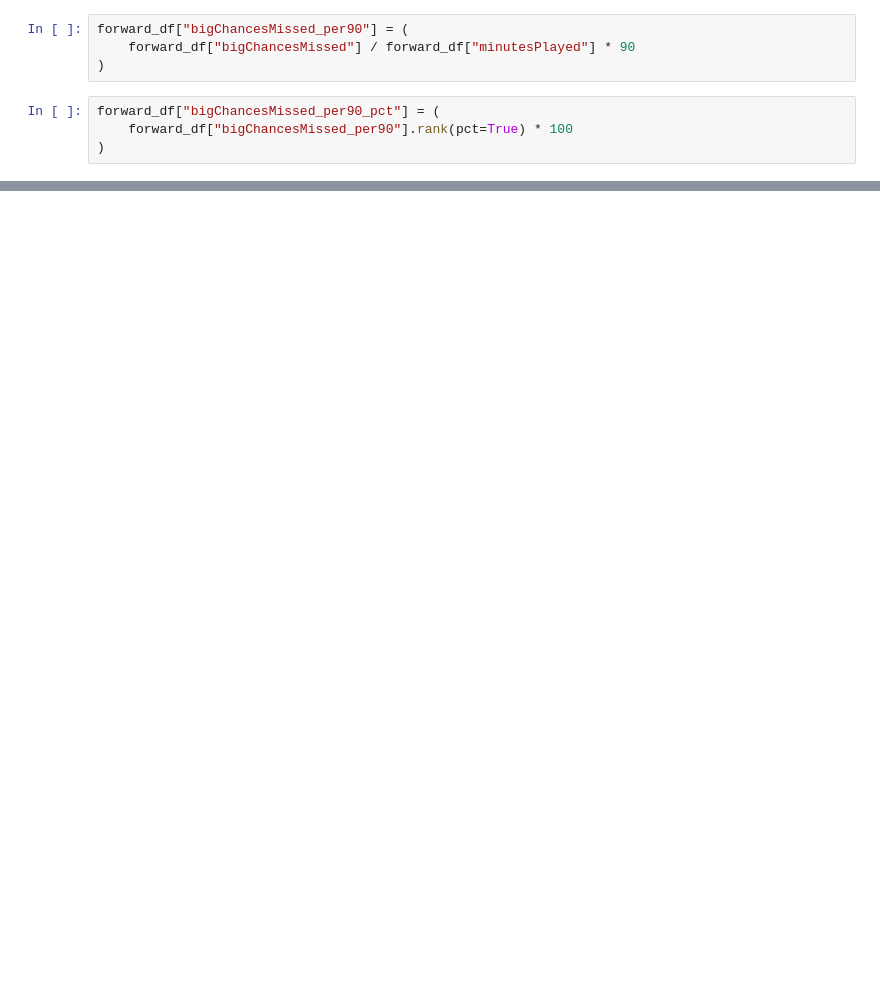
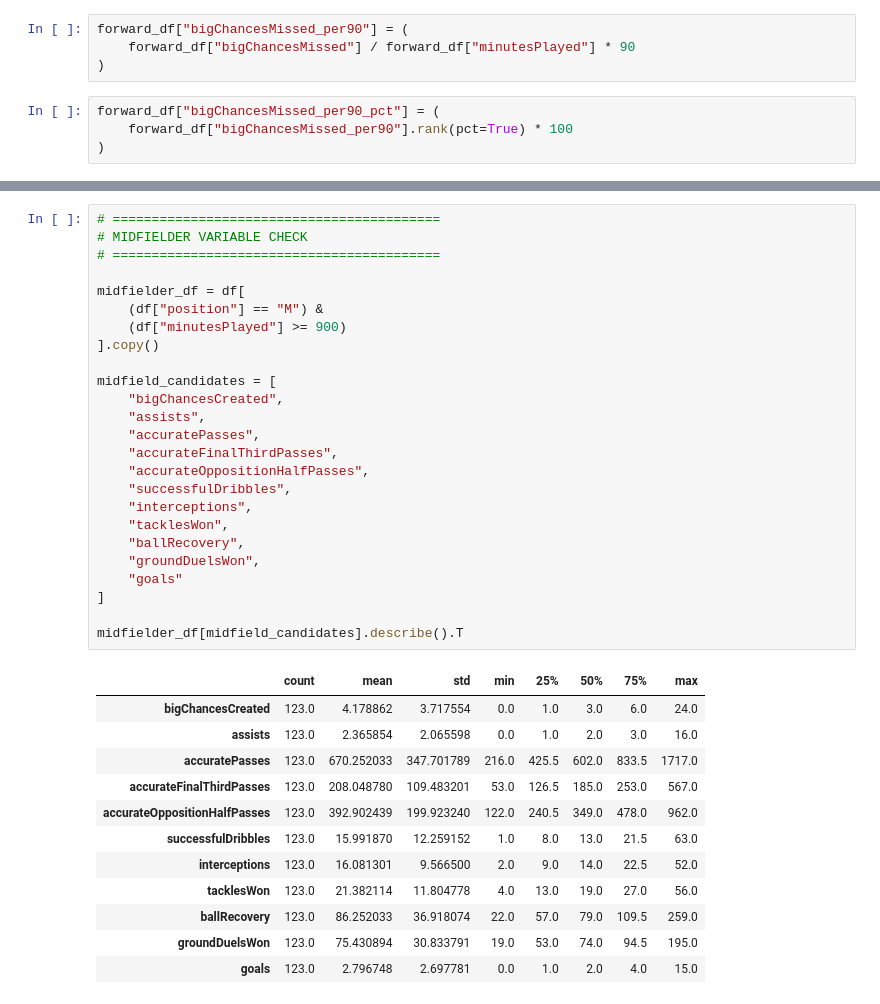
Before and after one commit to khemrajcodes/Football_analytics, a Jupyter notebook: notebooks/01_data_audit.ipynb, the cells around one changed output, grey strips where cells are left out. Drawn from its saved outputs; the diff is of its cells as text; blank space fills up the shorter version.

```diff
--- a/notebooks/01_data_audit.ipynb
+++ b/notebooks/01_data_audit.ipynb
@@ -1020,0 +1175,38 @@ forward_df["bigChancesMissed_per90_pct"] = (
+# %%
+# ==========================================
+# MIDFIELDER VARIABLE CHECK
+# ==========================================
+
+midfielder_df = df[
+    (df["position"] == "M") &
+    (df["minutesPlayed"] >= 900)
+].copy()
+
+midfield_candidates = [
+    "bigChancesCreated",
+    "assists",
+    "accuratePasses",
+    "accurateFinalThirdPasses",
+    "accurateOppositionHalfPasses",
+    "successfulDribbles",
+    "interceptions",
+    "tacklesWon",
+    "ballRecovery",
+    "groundDuelsWon",
+    "goals"
+]
+
+midfielder_df[midfield_candidates].describe().T
+# %% [output]
+|  | count | mean | std | min | 25% | 50% | 75% | max |
+| bigChancesCreated | 123.0 | 4.178862 | 3.717554 | 0.0 | 1.0 | 3.0 | 6.0 | 24.0 |
+| assists | 123.0 | 2.365854 | 2.065598 | 0.0 | 1.0 | 2.0 | 3.0 | 16.0 |
+| accuratePasses | 123.0 | 670.252033 | 347.701789 | 216.0 | 425.5 | 602.0 | 833.5 | 1717.0 |
+| accurateFinalThirdPasses | 123.0 | 208.048780 | 109.483201 | 53.0 | 126.5 | 185.0 | 253.0 | 567.0 |
+| accurateOppositionHalfPasses | 123.0 | 392.902439 | 199.923240 | 122.0 | 240.5 | 349.0 | 478.0 | 962.0 |
+| successfulDribbles | 123.0 | 15.991870 | 12.259152 | 1.0 | 8.0 | 13.0 | 21.5 | 63.0 |
+| interceptions | 123.0 | 16.081301 | 9.566500 | 2.0 | 9.0 | 14.0 | 22.5 | 52.0 |
+| tacklesWon | 123.0 | 21.382114 | 11.804778 | 4.0 | 13.0 | 19.0 | 27.0 | 56.0 |
+| ballRecovery | 123.0 | 86.252033 | 36.918074 | 22.0 | 57.0 | 79.0 | 109.5 | 259.0 |
+| groundDuelsWon | 123.0 | 75.430894 | 30.833791 | 19.0 | 53.0 | 74.0 | 94.5 | 195.0 |
+| goals | 123.0 | 2.796748 | 2.697781 | 0.0 | 1.0 | 2.0 | 4.0 | 15.0 |
```
Also changed, not shown: parts of 10 cells of this notebook.
